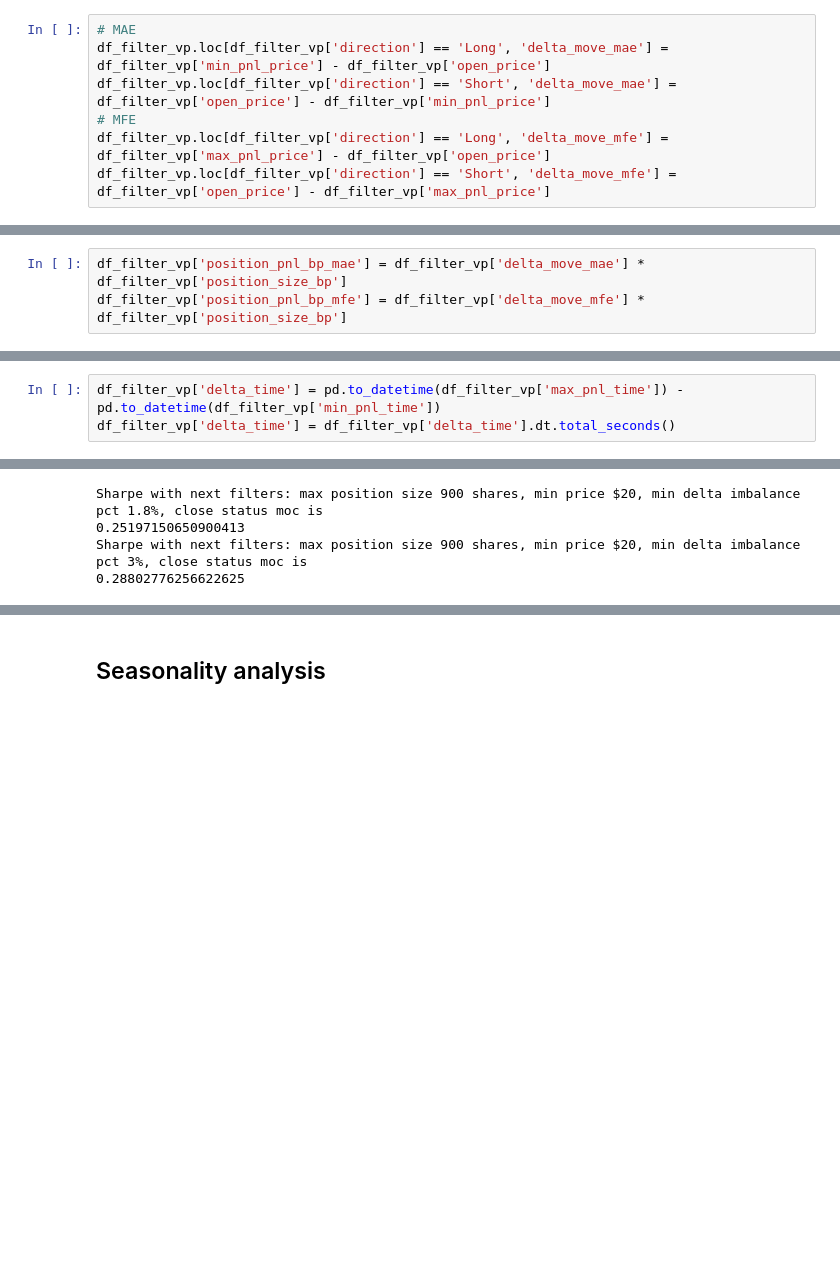
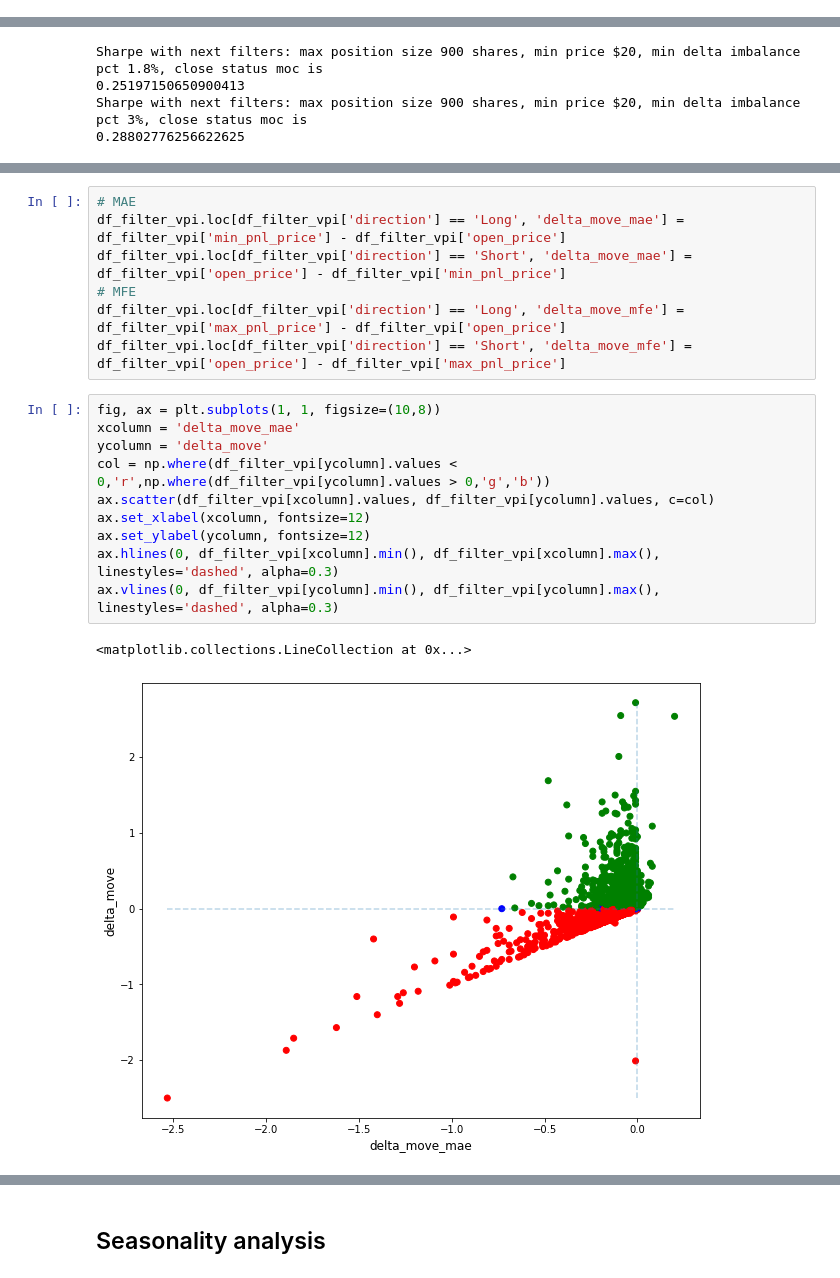
Before and after one commit to avoytkiv/moc_imbalance_flip, a Jupyter notebook: research/results.ipynb, the cells around one changed output, grey strips where cells are left out. Drawn from its saved outputs; the diff is of its cells as text; blank space fills up the shorter version.

```diff
--- a/research/results.ipynb
+++ b/research/results.ipynb
@@ -184,7 +172,0 @@ Price column: `open_price`, `close_price`, `max_pnl_price`, `min_pnl_price`
-# %%
-# MAE
-df_filter_vp.loc[df_filter_vp['direction'] == 'Long', 'delta_move_mae'] = df_filter_vp['min_pnl_price'] - df_filter_vp['open_price']
-df_filter_vp.loc[df_filter_vp['direction'] == 'Short', 'delta_move_mae'] = df_filter_vp['open_price'] - df_filter_vp['min_pnl_price']
-# MFE
-df_filter_vp.loc[df_filter_vp['direction'] == 'Long', 'delta_move_mfe'] = df_filter_vp['max_pnl_price'] - df_filter_vp['open_price']
-df_filter_vp.loc[df_filter_vp['direction'] == 'Short', 'delta_move_mfe'] = df_filter_vp['open_price'] - df_filter_vp['max_pnl_price']
@@ -216,3 +172,0 @@ The same but in pnl measures. The assumption we make here is that our pnl alread
-# %%
-df_filter_vp['position_pnl_bp_mae'] = df_filter_vp['delta_move_mae'] * df_filter_vp['position_size_bp']
-df_filter_vp['position_pnl_bp_mfe'] = df_filter_vp['delta_move_mfe'] * df_filter_vp['position_size_bp']
@@ -249,3 +172,0 @@ Now we are faced with the dilemma of whether to include a take profit level and
-# %%
-df_filter_vp['delta_time'] = pd.to_datetime(df_filter_vp['max_pnl_time']) - pd.to_datetime(df_filter_vp['min_pnl_time'])
-df_filter_vp['delta_time'] = df_filter_vp['delta_time'].dt.total_seconds()
@@ -359,0 +288,20 @@ Sharpe with next filters: max position size 900 shares, min price $20, min delta
+# %%
+# MAE
+df_filter_vpi.loc[df_filter_vpi['direction'] == 'Long', 'delta_move_mae'] = df_filter_vpi['min_pnl_price'] - df_filter_vpi['open_price']
+df_filter_vpi.loc[df_filter_vpi['direction'] == 'Short', 'delta_move_mae'] = df_filter_vpi['open_price'] - df_filter_vpi['min_pnl_price']
+# MFE
+df_filter_vpi.loc[df_filter_vpi['direction'] == 'Long', 'delta_move_mfe'] = df_filter_vpi['max_pnl_price'] - df_filter_vpi['open_price']
+df_filter_vpi.loc[df_filter_vpi['direction'] == 'Short', 'delta_move_mfe'] = df_filter_vpi['open_price'] - df_filter_vpi['max_pnl_price']
+# %%
+fig, ax = plt.subplots(1, 1, figsize=(10,8))
+xcolumn = 'delta_move_mae'
+ycolumn = 'delta_move'
+col = np.where(df_filter_vpi[ycolumn].values < 0,'r',np.where(df_filter_vpi[ycolumn].values > 0,'g','b'))
+ax.scatter(df_filter_vpi[xcolumn].values, df_filter_vpi[ycolumn].values, c=col)
+ax.set_xlabel(xcolumn, fontsize=12)
+ax.set_ylabel(ycolumn, fontsize=12)
+ax.hlines(0, df_filter_vpi[xcolumn].min(), df_filter_vpi[xcolumn].max(), linestyles='dashed', alpha=0.3)
+ax.vlines(0, df_filter_vpi[ycolumn].min(), df_filter_vpi[ycolumn].max(), linestyles='dashed', alpha=0.3)
+# %% [output]
+<matplotlib.collections.LineCollection at 0x...>
+[figure, added]
```
Also changed, not shown: parts of 38 cells of this notebook.
